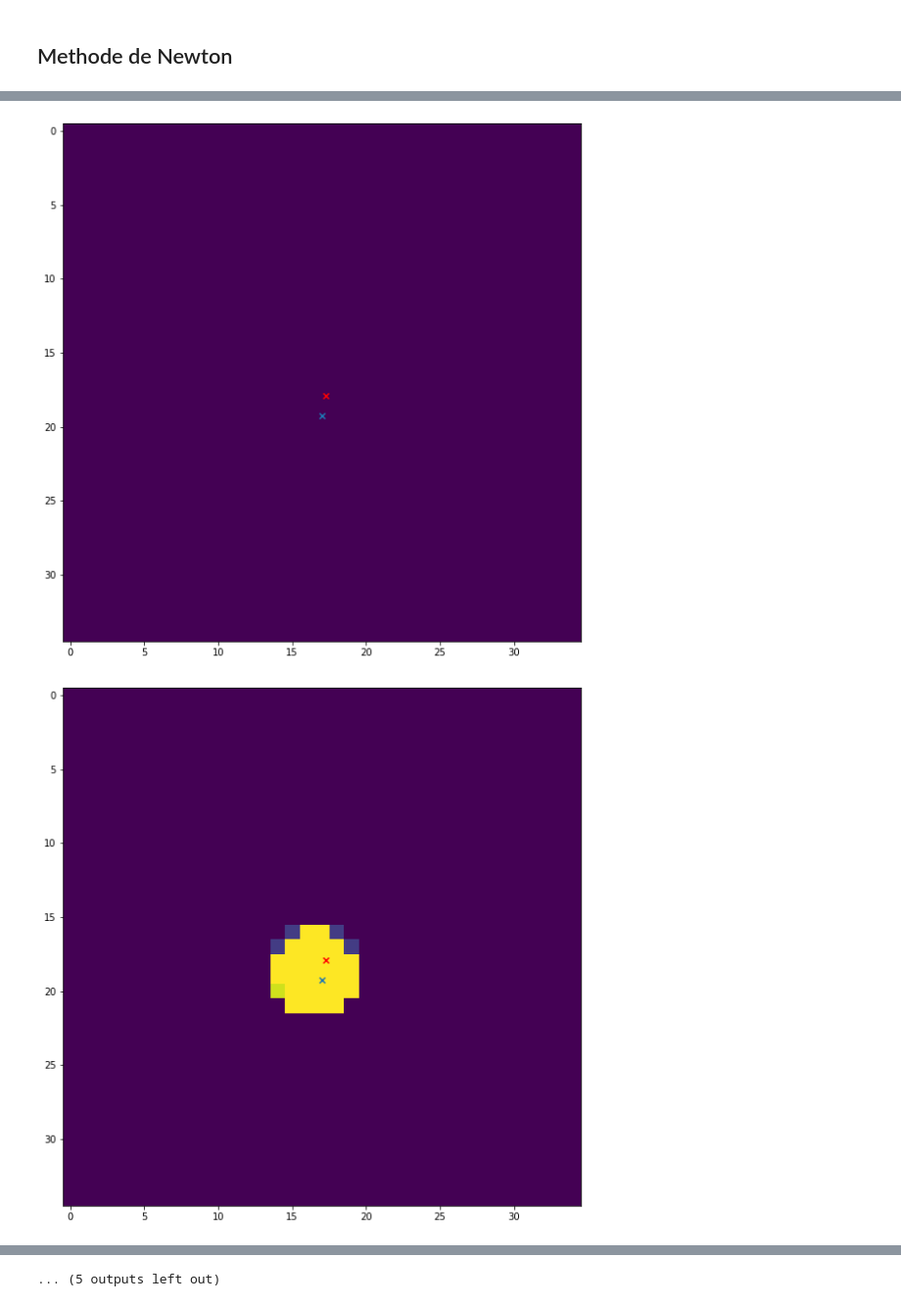
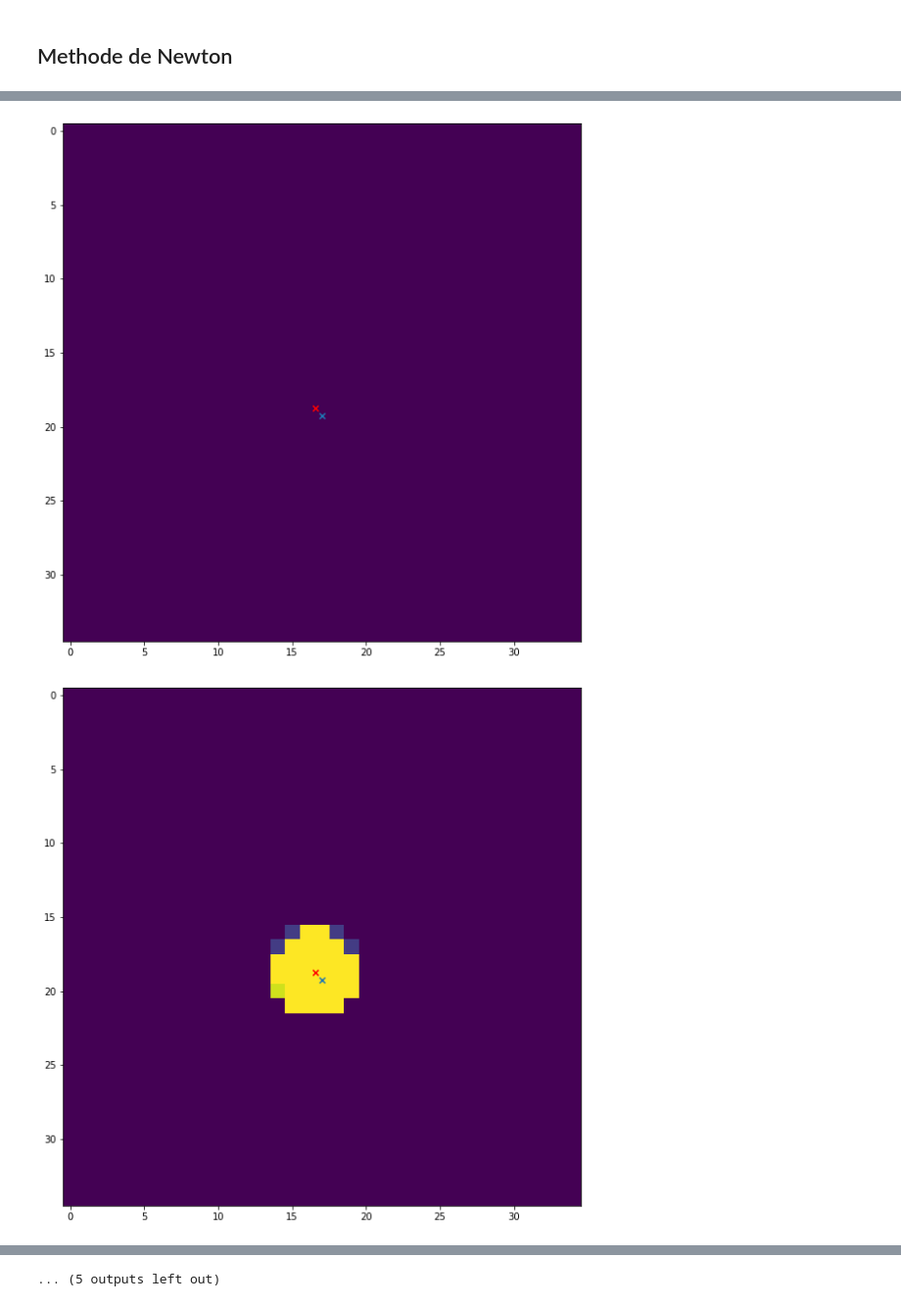
Before and after one commit to Bittar-Ahmad/Detection-microparticules, a Jupyter notebook: Particle_simulation_and_estimation.ipynb, the cells around one changed output, grey strips where cells are left out. Shown at 98% size. Saved outputs shown, nothing was run; the diff lists cells and outputs as text; code cells hidden in the pictures.

```diff
--- a/Particle_simulation_and_estimation.ipynb
+++ b/Particle_simulation_and_estimation.ipynb
@@ -341,7 +323,7 @@ def Create_A_and_b(W):
 
 #Definir le vecteur f_3 de taille 4+m (vecteur de 0 sauf le 3eme element est 1)
     f_3 = np.zeros((4+s3,1))
-    f_3[2] = 1
+    f_3[3] = 1
 
 #Definir le vecteur f_{4+i} de taille 4+m (vecteur de 0 sauf le (4+i)th element est 1)
     f_4_i = np.zeros((4+s3,1))
@@ -470,7 +452,7 @@ def hess_f(listA, listb, z, R, d, t, v):
 
 
 # Backtracking line search
-def lineSearch(f,x,delta,grad,alpha,beta,t=100): # 0<alpha<1/2 et 0<beta<1
+def lineSearch(f,x,delta,grad,alpha,beta,t=1): # 0<alpha<1/2 et 0<beta<1
     while f(x+t*delta) >= f(x) + alpha*t*(grad.T@delta) :
         t = beta*t
     return t
@@ -528,7 +510,11 @@ def barr_method(listA, listb, z, R, d, v0,eps, crit, alpha =0.4, beta = 0.9, t0
     t = t0
     while n/t >= eps:
         #print("v = ",v)
-        #print("f(v) = ",fct(listA,listb)(v))
+        print("f(v) = ",fct(listA,listb)(v))
+        constr1 = v[4:]
+        constr2 = -(v[4:] + (v[2]-z)**2 - R**2)
+        constr3 = [-(v[0]**2 + v[1]**2 - v[3])]
+        constr4 = [-(v[3] - d**2)]
         (v, liste_decr_centering) = centering_step(listA, listb, z, R, d, t, v,crit, alpha, beta)
         liste_decr+= liste_decr_centering
         t = mu*t
@@ -610,16 +640,16 @@ print(A.shape, b.shape, len(listA), len(listb), listA[0].shape)
 R = Radius*zoomfactor
 d = np.sqrt(nx**2+ny**2)
 z = framesInter
-print(R,d, z)
+print(R,d**2, z)
 realcenter = center*nx
 
 
 a = np.floor(realcenter)[0]
 b = np.floor(realcenter)[1]
 xsi = a**2+b**2+100
-eta = 10*np.ones(len(z))
+eta = 3*np.ones(len(z))
 v0 = np.concatenate((np.floor(realcenter),[xsi],eta))
-
+v0[0:3]+=0.8
 print(realcenter)
 print(v0)
 
@@ -638,12 +697,12 @@ print(res[0:4])
 # %%
 Z = int(nz*center[2])
 
 for i in range(-8,9,1):
     plt.figure(figsize=(20,10))
     plt.imshow(particle[:,:,Z+i])
     plt.scatter([nx*center[1]],[ny*center[0]], marker="x")
-    plt.scatter([-res[1]],[res[0]], marker="x", color='red')
+    plt.scatter([res[1]],[res[0]], marker="x", color='red')
     plt.show()
 # %% [output]
-[figure, old version]
+[figure, new version]
-[figure, old version]
+[figure, new version]
```
Also changed, not shown: parts of 14 cells of this notebook.
